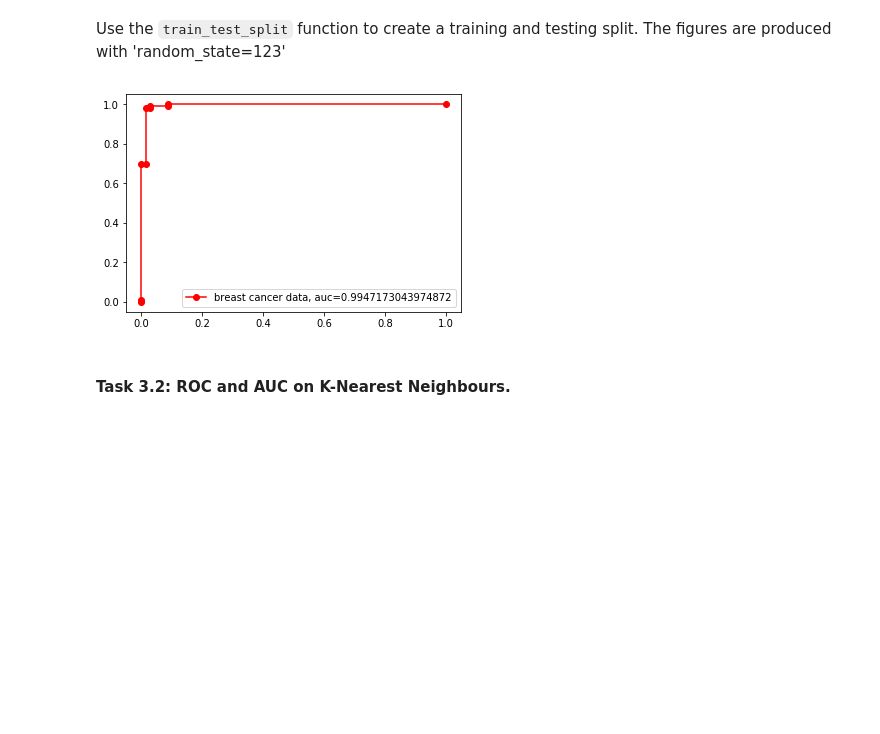
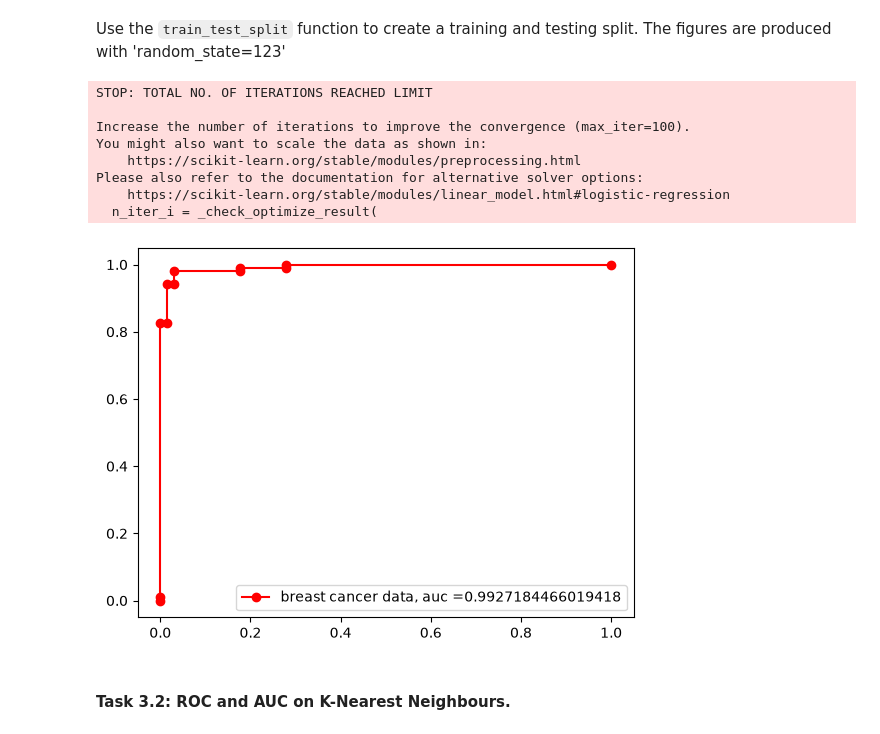
Before and after one commit to SubhranshuPan/COMPSCI5100, a Jupyter notebook: Lab_notebooks/week3/ML4DS_week3_lab.ipynb, the cells around one changed output. Drawn from its saved outputs; the diff is of its cells as text; code cells hidden in the pictures; blank space fills up the shorter version.

```diff
--- a/Lab_notebooks/week3/ML4DS_week3_lab.ipynb
+++ b/Lab_notebooks/week3/ML4DS_week3_lab.ipynb
@@ -120,10 +200,28 @@ Use the `train_test_split` function to create a training and testing split. The
 # %%
 # Plot the ROC curve for a Logistic Regression classifier with your training and test data,
 # Also compute the AUC
 # Reference: https://scikit-learn.org/stable/modules/generated/sklearn.metrics.roc_curve.html
 # Reference: https://scikit-learn.org/stable/modules/generated/sklearn.metrics.roc_auc_score.html
+X_train, X_test, y_train, y_test = train_test_split(X, t, test_size=0.30, random_state=123)
+clf1 = LogisticRegression().fit(X_train, y_train)
+
+y_pred1 = clf1.predict(X_test)
+y_pred_proba1 = clf1.predict_proba(X_test)[:, 1]
+fpr1, tpr1, _ = metrics.roc_curve(y_test, y_pred_proba1)
+auc1 = metrics.roc_auc_score(y_test, y_pred_proba1)
+plt.plot(fpr1, tpr1, 'ro-', label="breast cancer data, auc ="+str(auc1))
+plt.legend(loc=4)
+plt.show()
 # %% [output]
+STOP: TOTAL NO. OF ITERATIONS REACHED LIMIT
+
+Increase the number of iterations to improve the convergence (max_iter=100).
+You might also want to scale the data as shown in:
+    https://scikit-learn.org/stable/modules/preprocessing.html
+Please also refer to the documentation for alternative solver options:
+    https://scikit-learn.org/stable/modules/linear_model.html#logistic-regression
+  n_iter_i = _check_optimize_result(
-[figure, old version]
+[figure, new version]
 # %% [markdown]
 #### Task 3.2: ROC and AUC on K-Nearest Neighbours.
 # %%
```
Also changed, not shown: parts of 17 cells of this notebook, 1 other file.
